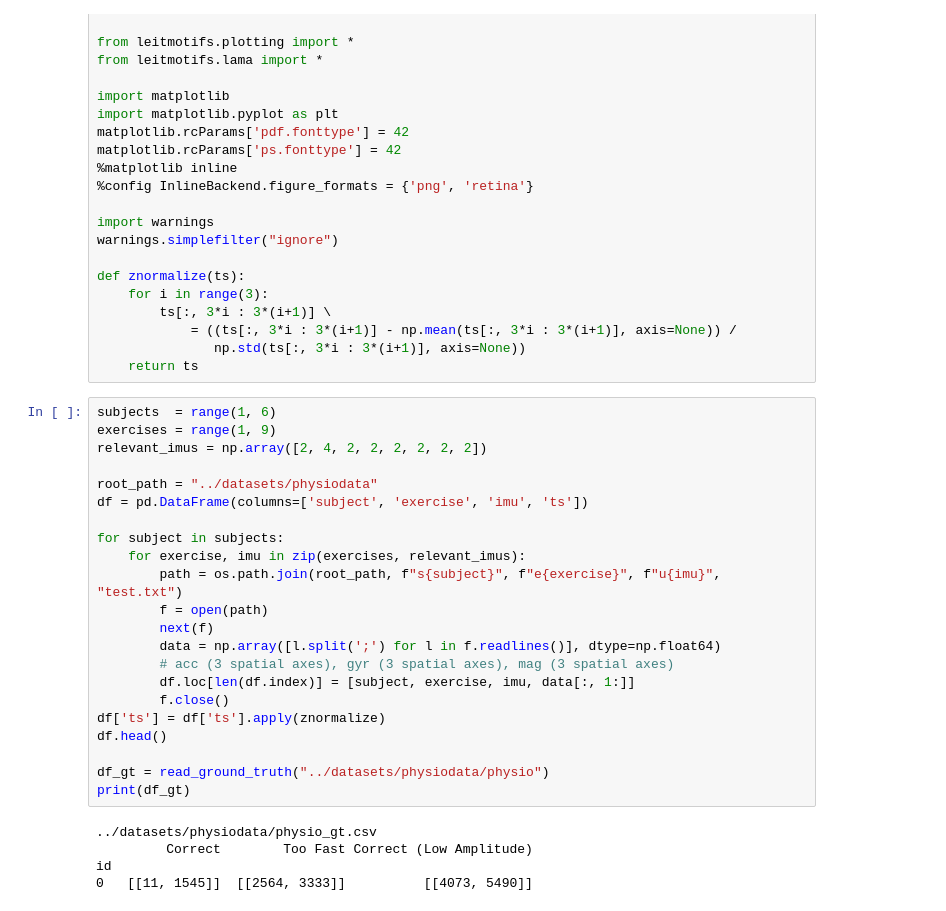
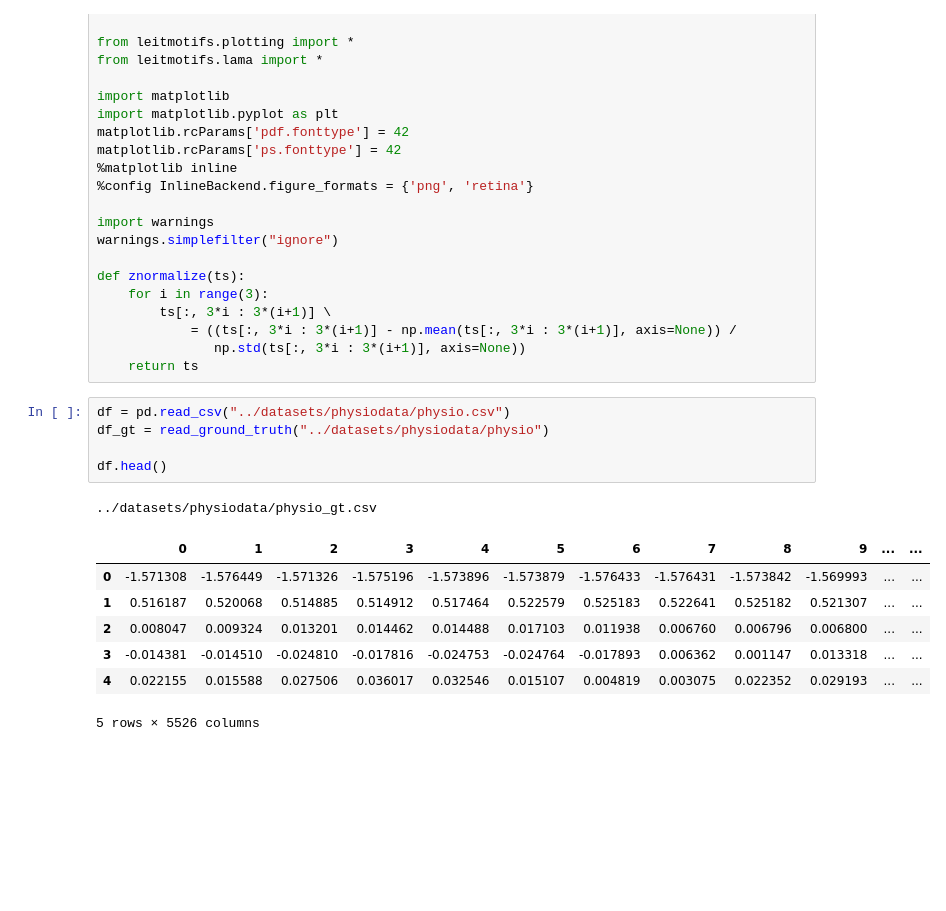
Before and after one commit to patrickzib/leitmotifs, a Jupyter notebook: notebooks/physiodata.ipynb, the cells around one changed output. Drawn from its saved outputs; the diff is of its cells as text; blank space fills up the shorter version.

```diff
--- a/notebooks/physiodata.ipynb
+++ b/notebooks/physiodata.ipynb
@@ -31,29 +31,16 @@ def znormalize(ts):
                np.std(ts[:, 3*i : 3*(i+1)], axis=None))
     return ts
 # %%
-subjects  = range(1, 6)
-exercises = range(1, 9)
-relevant_imus = np.array([2, 4, 2, 2, 2, 2, 2, 2])
+df = pd.read_csv("../datasets/physiodata/physio.csv")
+df_gt = read_ground_truth("../datasets/physiodata/physio")
 
-root_path = "../datasets/physiodata"
-df = pd.DataFrame(columns=['subject', 'exercise', 'imu', 'ts'])
-
-for subject in subjects:
-    for exercise, imu in zip(exercises, relevant_imus):
-        path = os.path.join(root_path, f"s{subject}", f"e{exercise}", f"u{imu}", "test.txt")
-        f = open(path)
-        next(f)
-        data = np.array([l.split(';') for l in f.readlines()], dtype=np.float64)
-        # acc (3 spatial axes), gyr (3 spatial axes), mag (3 spatial axes)
-        df.loc[len(df.index)] = [subject, exercise, imu, data[:, 1:]]
-        f.close()
-df['ts'] = df['ts'].apply(znormalize)
 df.head()
-
-df_gt = read_ground_truth("../datasets/physiodata/physio")
-print(df_gt)
 # %% [output]
 ../datasets/physiodata/physio_gt.csv
-         Correct        Too Fast Correct (Low Amplitude)
-id
-0   [[11, 1545]]  [[2564, 3333]]          [[4073, 5490]]
+|  | 0 | 1 | 2 | 3 | 4 | 5 | 6 | 7 | 8 | 9 | ... | ... |
+| 0 | -1.571308 | -1.576449 | -1.571326 | -1.575196 | -1.573896 | -1.573879 | -1.576433 | -1.576431 | -1.573842 | -1.569993 | ... | ... |
+| 1 | 0.516187 | 0.520068 | 0.514885 | 0.514912 | 0.517464 | 0.522579 | 0.525183 | 0.522641 | 0.525182 | 0.521307 | ... | ... |
+| 2 | 0.008047 | 0.009324 | 0.013201 | 0.014462 | 0.014488 | 0.017103 | 0.011938 | 0.006760 | 0.006796 | 0.006800 | ... | ... |
+| 3 | -0.014381 | -0.014510 | -0.024810 | -0.017816 | -0.024753 | -0.024764 | -0.017893 | 0.006362 | 0.001147 | 0.013318 | ... | ... |
+| 4 | 0.022155 | 0.015588 | 0.027506 | 0.036017 | 0.032546 | 0.015107 | 0.004819 | 0.003075 | 0.022352 | 0.029193 | ... | ... |
+5 rows × 5526 columns
```
Also changed, not shown: parts of 4 cells of this notebook, 1 other file.
